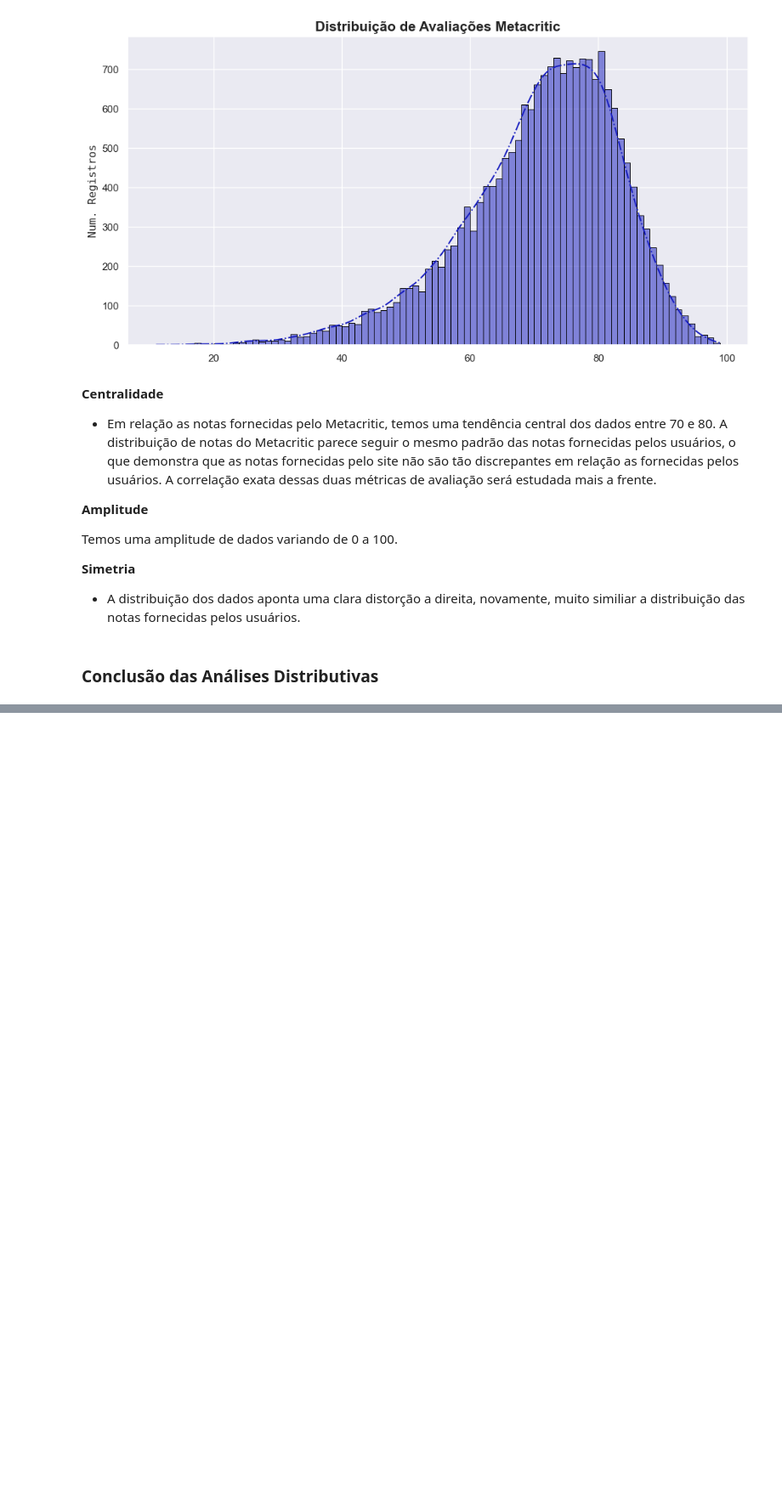
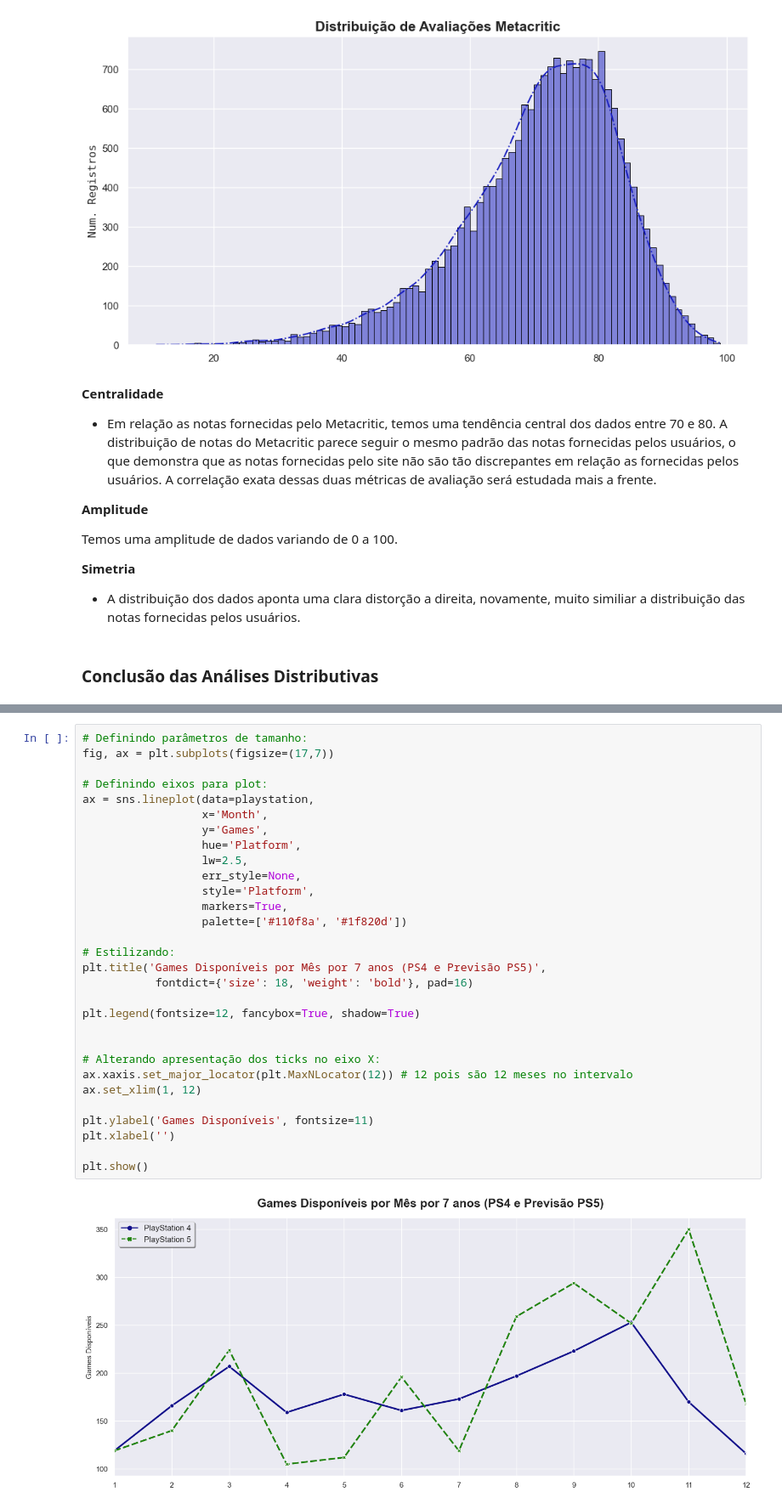
Before and after one commit to JoSEPHDev2022/Metacritc_Scores_Video_Games, a Jupyter notebook: analise_descritiva.ipynb, the cells around one changed output, grey strips where cells are left out. Shown: that part at 85% size. Drawn from its saved outputs; the diff is of its cells as text; blank space fills up the shorter version.

```diff
--- a/analise_descritiva.ipynb
+++ b/analise_descritiva.ipynb
@@ -806,0 +1086,32 @@ Com a visualização dos data points e de suas distribuições utilizando Histog
+# %%
+# Definindo parâmetros de tamanho:
+fig, ax = plt.subplots(figsize=(17,7))
+
+# Definindo eixos para plot:
+ax = sns.lineplot(data=playstation,
+                  x='Month',
+                  y='Games',
+                  hue='Platform',
+                  lw=2.5,
+                  err_style=None,
+                  style='Platform',
+                  markers=True,
+                  palette=['#110f8a', '#1f820d'])
+
+# Estilizando:
+plt.title('Games Disponíveis por Mês por 7 anos (PS4 e Previsão PS5)',
+           fontdict={'size': 18, 'weight': 'bold'}, pad=16)
+
+plt.legend(fontsize=12, fancybox=True, shadow=True)
+
+
+# Alterando apresentação dos ticks no eixo X:
+ax.xaxis.set_major_locator(plt.MaxNLocator(12)) # 12 pois são 12 meses no intervalo
+ax.set_xlim(1, 12)
+
+plt.ylabel('Games Disponíveis', fontsize=11)
+plt.xlabel('')
+
+plt.show()
+# %% [output]
+[figure, added]
```
Also changed, not shown: parts of 32 cells of this notebook.
